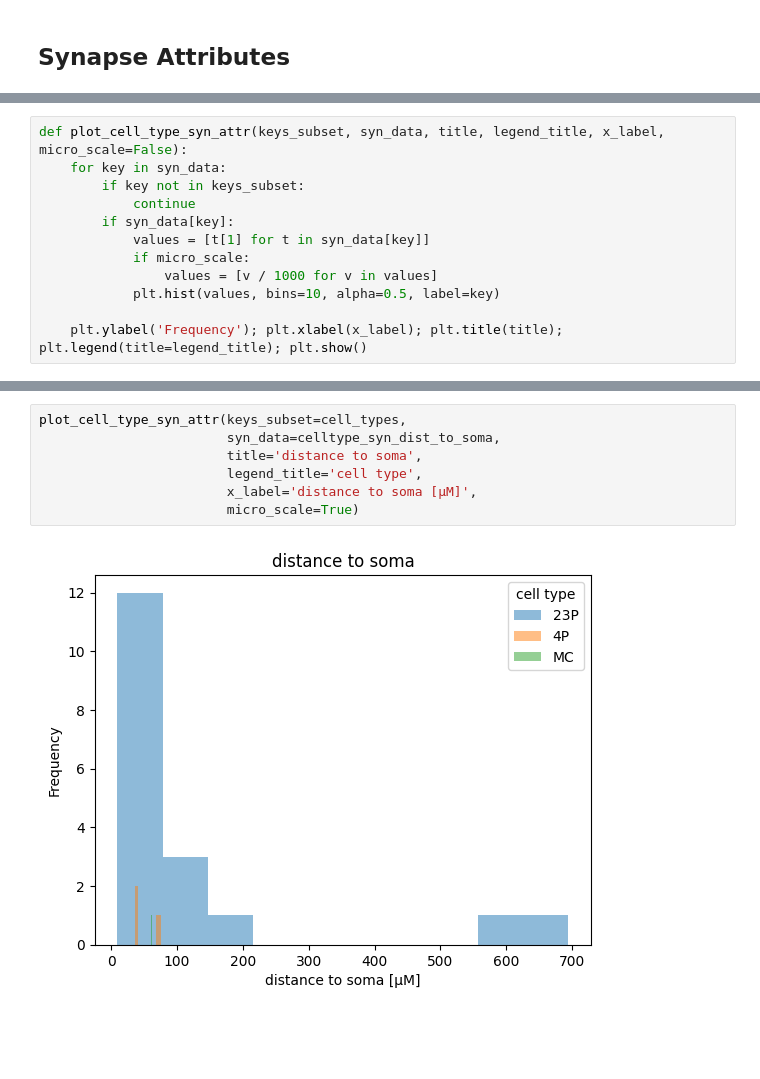
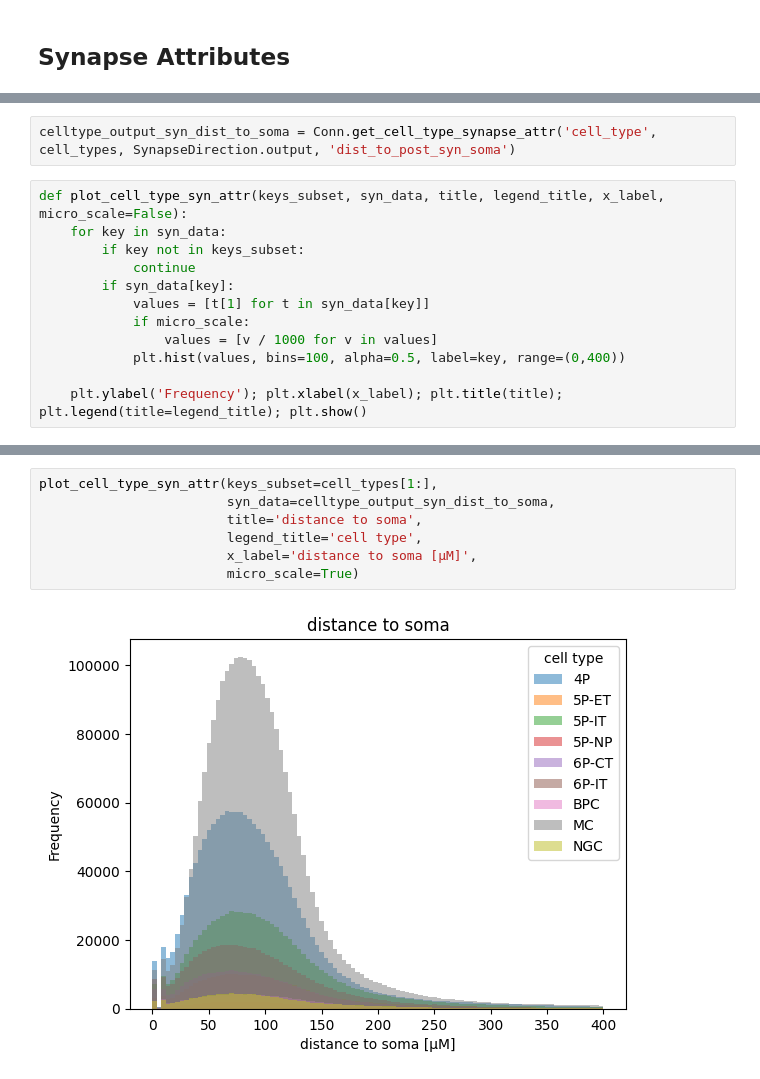
Before and after one commit to deangeckt/Dendro-Synaptome, a Jupyter notebook: analysis/connectome_exploration.ipynb, the cells around one changed output, grey strips where cells are left out. Cells and saved outputs as stored; diff of their text form; blank space fills up the shorter version.

```diff
--- a/analysis/connectome_exploration.ipynb
+++ b/analysis/connectome_exploration.ipynb
@@ -131,3 +207,5 @@ celltype_syn_dist_to_soma = Conn.calculate_cell_type_synapse_dist_to_soma('cell_
+# %%
+celltype_output_syn_dist_to_soma = Conn.get_cell_type_synapse_attr('cell_type', cell_types, SynapseDirection.output, 'dist_to_post_syn_soma')
 # %%
 def plot_cell_type_syn_attr(keys_subset, syn_data, title, legend_title, x_label, micro_scale=False):
     for key in syn_data:
@@ -137,7 +215,7 @@ def plot_cell_type_syn_attr(keys_subset, syn_data, title, legend_title, x_label,
             values = [t[1] for t in syn_data[key]]
             if micro_scale:
                 values = [v / 1000 for v in values]
-            plt.hist(values, bins=10, alpha=0.5, label=key)
+            plt.hist(values, bins=100, alpha=0.5, label=key, range=(0,400))
 
     plt.ylabel('Frequency'); plt.xlabel(x_label); plt.title(title); plt.legend(title=legend_title); plt.show()
 # %%
@@ -160,9 +275,9 @@ plot_cell_type_syn_attr(keys_subset=cell_types,
 # %%
-plot_cell_type_syn_attr(keys_subset=cell_types,
-                        syn_data=celltype_syn_dist_to_soma,
+plot_cell_type_syn_attr(keys_subset=cell_types[1:],
+                        syn_data=celltype_output_syn_dist_to_soma,
                         title='distance to soma',
                         legend_title='cell type',
                         x_label='distance to soma [μM]',
                         micro_scale=True)
 # %% [output]
-[figure, old version]
+[figure, new version]
```
Also changed, not shown: parts of 21 cells of this notebook, 6 other files.
